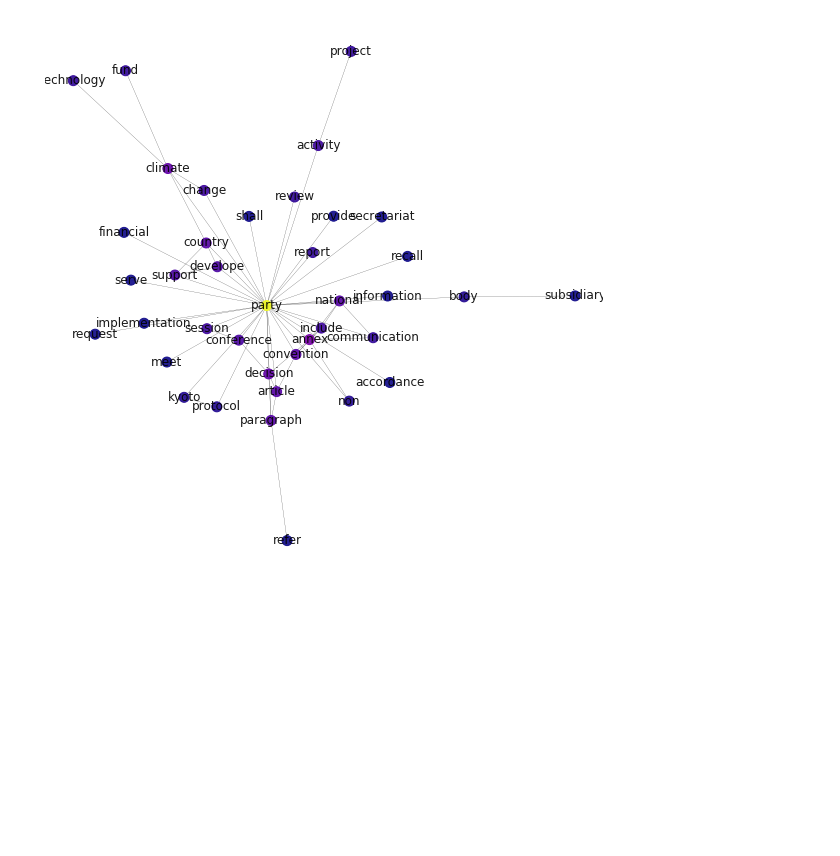
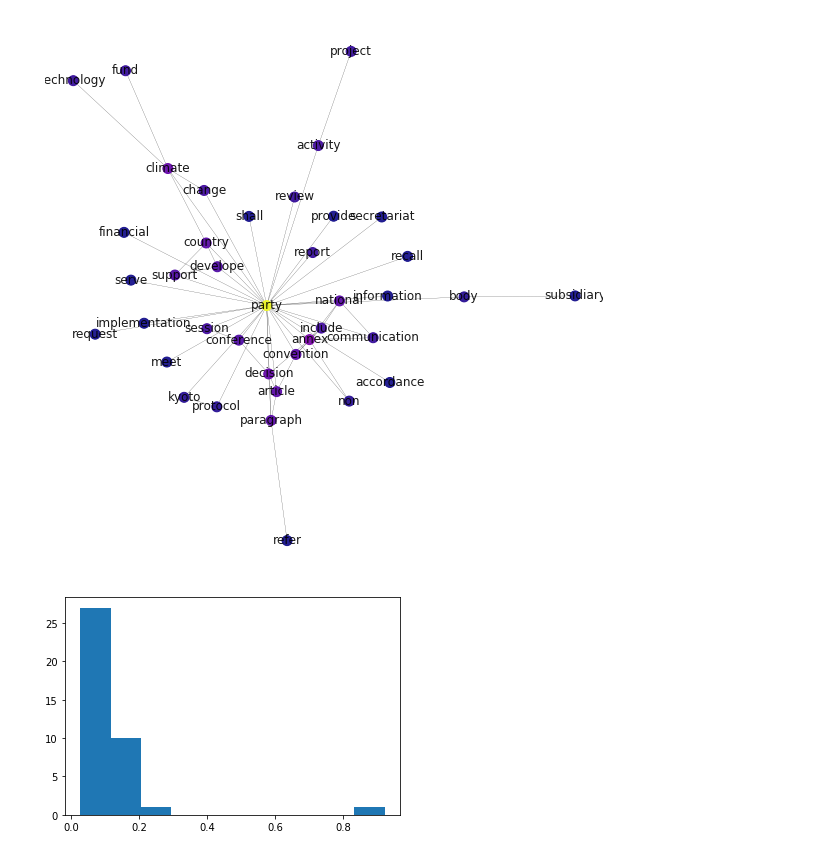
Before and after one commit to chiayunc/Homework-Notebooks, a Jupyter notebook: week-5/5-Semantic-Influence-Networks-solution.ipynb, the cells around one changed output. Drawn from its saved outputs; the diff is of its cells as text; code cells hidden in the pictures; blank space fills up the shorter version.

```diff
--- a/week-5/5-Semantic-Influence-Networks-solution.ipynb
+++ b/week-5/5-Semantic-Influence-Networks-solution.ipynb
@@ -488,3 +495,9 @@ nx.draw(giant, ax = ax, pos = layout, labels = {n:n for n in giant.nodes()},
         cmap = plt.get_cmap('plasma'))
 # %% [output]
 [figure]
+# %%
+#Using histogram to plot degree centrality
+plt.hist(list(dcentralities.values()))
+plt.show()
+# %% [output]
+[figure, added]
```
Also changed, not shown: parts of 36 cells of this notebook.
